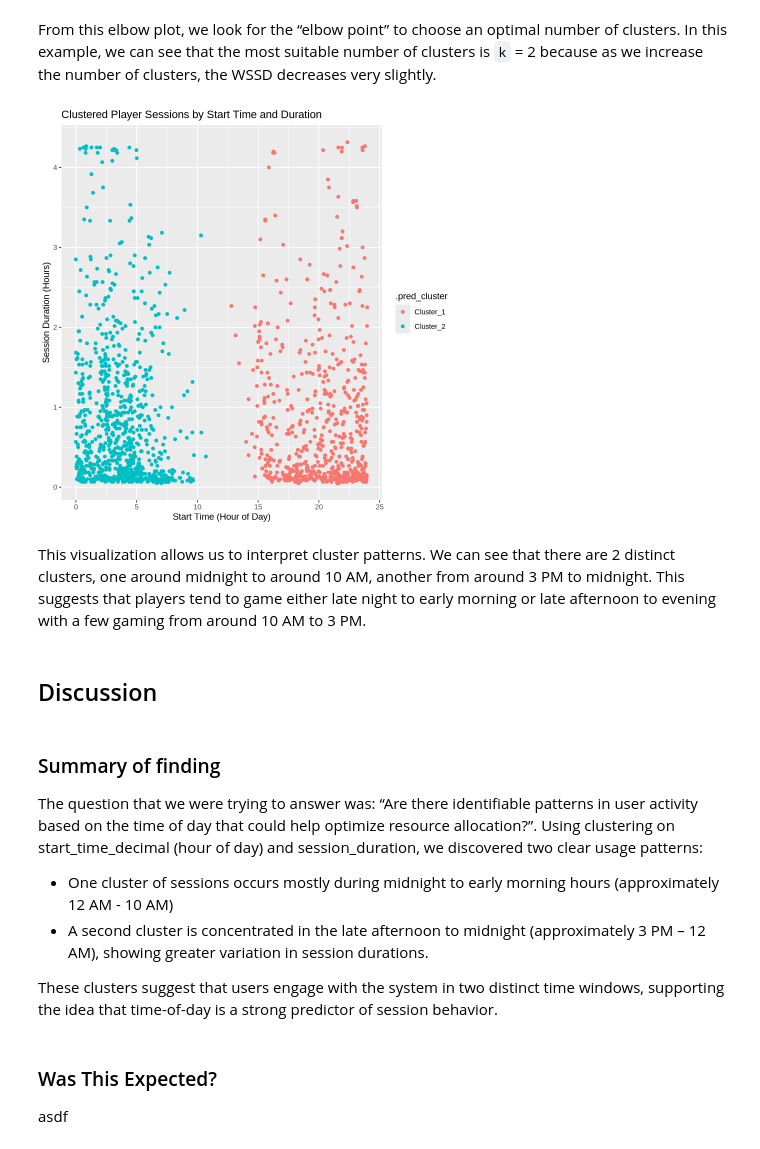
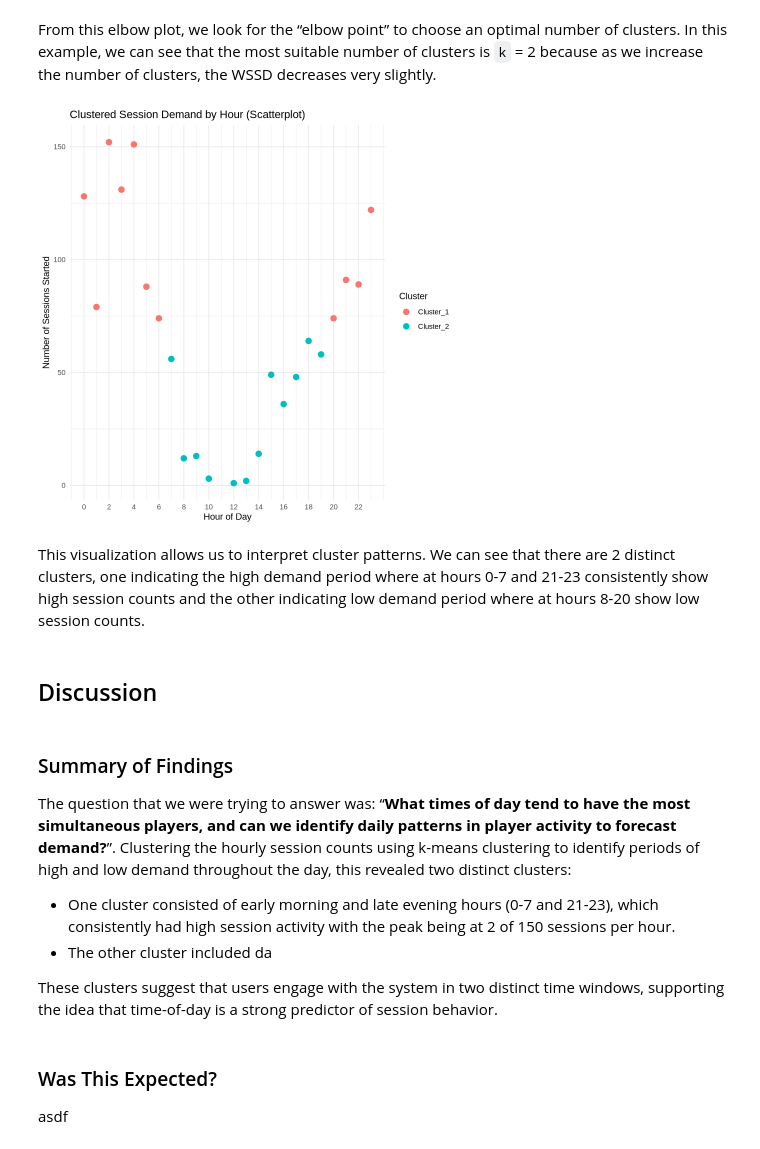
Before and after one commit to sotheasong/dsci100-project, a Jupyter notebook: project.ipynb, the cells around one changed output. Cells and saved outputs as stored; diff of their text form; code cells hidden in the pictures.

Commit message:
Changed project question and methods & results

```diff
--- a/project.ipynb
+++ b/project.ipynb
@@ -171,35 +186,38 @@ elbow_plot
 # %% [markdown]
 From this elbow plot, we look for the “elbow point” to choose an optimal number of clusters. In this example, we can see that the most suitable number of clusters is `k` = 2 because as we increase the number of clusters, the WSSD decreases very slightly.
-# %%
-set.seed(123)
-
-sessions_final_kmeans <- k_means(num_clusters = 2) |> set_engine("stats")
-sessions_final_clustering <- workflow() |>
-    add_recipe(recipe) |>
-    add_model(sessions_final_kmeans) |>
-    fit(sessions_clean)
-sessions_final_clusters <- sessions_final_clustering |>
-    augment(sessions_clean)
-
-sessions_final_clusters_plot = sessions_final_clusters |>
-    ggplot(aes(x = start_time_hrs, y = session_duration, color=.pred_cluster)) +
-    geom_point() +
-  scale_x_continuous(name = "Start Time (Hour of Day)") +
-  scale_y_continuous(name = "Session Duration (Hours)") +
-  labs(title = "Clustered Player Sessions by Start Time and Duration")
-sessions_final_clusters_plot
-# %% [output]
-[figure, removed]
-# %% [markdown]
-This visualization allows us to interpret cluster patterns. We can see that there are 2 distinct clusters, one around midnight to around 10 AM, another from around 3 PM to midnight. This suggests that players tend to game either late night to early morning or late afternoon to evening with a few gaming from around 10 AM to 3 PM.
+# %%
+final_model <- k_means(num_clusters = 2) |>
+  set_engine("stats")
+
+final_workflow <- workflow() |>
+  add_recipe(recipe) |>
+  add_model(final_model) |>
+  fit(data = sessions_per_hour)
+
+sessions_clustered <- final_workflow |>
+  augment(new_data = sessions_per_hour)
+
+scatter_cluster_plot <- sessions_clustered |>
+  ggplot(aes(x = hour, y = num_sessions, color = .pred_cluster)) +
+  geom_point(size = 3) +
+  scale_x_continuous(breaks = seq(0, 23, by = 2)) +
+  labs(title = "Clustered Session Demand by Hour (Scatterplot)",
+       x = "Hour of Day", y = "Number of Sessions Started",
+       color = "Cluster") +
+  theme_minimal()
+scatter_cluster_plot
+# %% [output]
+[figure, added]
+# %% [markdown]
+This visualization allows us to interpret cluster patterns. We can see that there are 2 distinct clusters, one indicating the high demand period where at hours 0-7 and 21-23 consistently show high session counts and the other indicating low demand period where at hours 8-20 show low session counts.
 # %% [markdown]
 ## Discussion
 # %% [markdown]
-### Summary of finding
+### Summary of Findings
 
-The question that we were trying to answer was: “Are there identifiable patterns in user activity based on the time of day that could help optimize resource allocation?”. Using clustering on start_time_decimal (hour of day) and session_duration, we discovered two clear usage patterns:
-- One cluster of sessions occurs mostly during midnight to early morning hours (approximately 12 AM - 10 AM)
-- A second cluster is concentrated in the late afternoon to midnight (approximately 3 PM – 12 AM), showing greater variation in session durations.
+The question that we were trying to answer was: “**What times of day tend to have the most simultaneous players, and can we identify daily patterns in player activity to forecast demand?**”. Clustering the hourly session counts using k-means clustering to identify periods of high and low demand throughout the day, this revealed two distinct clusters:
+- One cluster consisted of early morning and late evening hours (0-7 and 21-23), which consistently had high session activity with the peak being at 2 of 150 sessions per hour.
+- The other cluster included da
 
 These clusters suggest that users engage with the system in two distinct time windows, supporting the idea that time-of-day is a strong predictor of session behavior.
 # %% [markdown]
```
Also changed, not shown: parts of 15 cells of this notebook.
